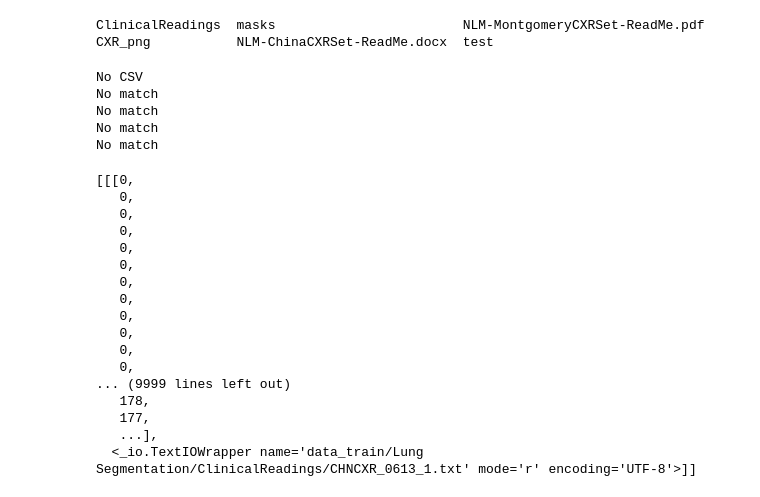
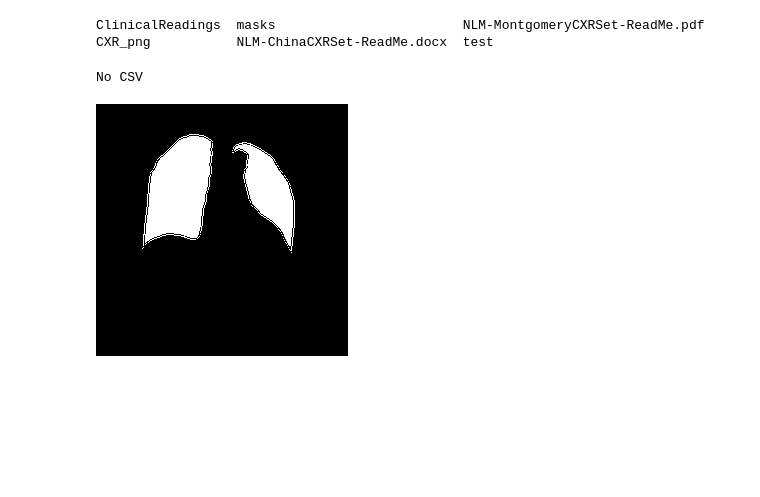
Before and after one commit to wezleysherman/TBI-NN-421, a Jupyter notebook: BSSCSFramework/TBI_Group9_UNET.ipynb, the cells around one changed output. Drawn from its saved outputs; the diff is of its cells as text; code cells hidden in the pictures; blank space fills up the shorter version.

```diff
--- a/BSSCSFramework/TBI_Group9_UNET.ipynb
+++ b/BSSCSFramework/TBI_Group9_UNET.ipynb
@@ -98,7 +62,7 @@ import math
 import os
 
 class UNET_DATA:
-  def __init__(self,label_classes, batch_size=1, labels_arr=None, image_arr=None, csv_path=None, images_path=None):
+  def __init__(self,label_classes, batch_size=2, labels_arr=None, image_arr=None, csv_path=None, images_path=None):
     self.current_batch = 0
     self.batch_size = batch_size
     self.total_batches = 5
@@ -176,19 +140,26 @@ class UNET_DATA:
     start_pos = (self.current_batch)
     end_pos = (self.current_batch+self.batch_size)
     batch_data = []
+    masks = []
+    truths = []
+    labels = []
 
     for obj in list(self.data_dictionary.items())[start_pos: end_pos]:
-      mask = obj[1]['mask']
-      truth = obj[1]['truth']
+      if(len(np.array(obj[1]['truth']).shape) > 1):
+        continue
+      mask = np.array(obj[1]['mask']).reshape(252, 252, 1)/255
+      truth = np.array(obj[1]['truth']).reshape(256, 256, 1)
       label = obj[1]['label']
-      batch_data.append([mask, truth, label])
+      masks.append(mask)
+      truths.append(truth)
+      labels.append(label)
 
     # Reset the current batch once we've iterated through all of our data
     self.current_batch += 1
     if(self.current_batch >= self.batch_size):
       self.current_batch = 0
 
-    return batch_data
+    return masks, truths, labels
 
   def fetch_data(self, path_to_csv):
     ''' Handles fetching the data from the DICOM Importer
@@ -293,13 +264,14 @@ class UNET_DATA:
       mask = mask_dir + "/" + file
       truth_image = self.images_path + "/" + image_dir + "/" + file.replace("_mask", "") if "CHNCXR" in file else file
       clinical_label = self.images_path + "/" + label_dir + "/" + file.replace("_mask.png", ".txt") if "CHNCXR" in file else file.replace(".png", ".txt")
+      file_name = "f-" + str(count)
 
       if os.path.exists(truth_image) and os.path.exists(clinical_label):
         label_file = open(clinical_label, "r")
-        data_dictionary[file] = {}
-        data_dictionary[file]['mask'] = list(self.scale_image(Image.open(mask), 256, 256).getdata())
-        data_dictionary[file]['label'] = label_file
-        data_dictionary[file]['truth'] = list(self.scale_image(Image.open(truth_image), 256, 256).getdata())
+        data_dictionary[file_name] = {}
+        data_dictionary[file_name]['mask'] = list(self.scale_image(Image.open(mask), 252, 252).getdata())
+        data_dictionary[file_name]['label'] = label_file
+        data_dictionary[file_name]['truth'] = list(self.scale_image(Image.open(truth_image), 256, 256).getdata())
         count += 1
       else:
         print("No match")
@@ -313,30 +285,11 @@ unet_data = UNET_DATA(label_classes=None, images_path="data_train/Lung Segmentat
 unet_data.data_dictionary = unet_data.fetch_images_and_masks_from_dir("masks", "ClinicalReadings", "CXR_png")
 # %% [output]
 No CSV
-No match
-No match
-No match
-No match
-# %%
-unet_data.get_batch_from_dir()
-# %% [output]
-[[[0,
-   0,
-   0,
-   0,
-   0,
-   0,
-   0,
-   0,
-   0,
-   0,
-   0,
-   0,
-... (9999 lines left out)
-   178,
-   177,
-   ...],
-  <_io.TextIOWrapper name='data_train/Lung Segmentation/ClinicalReadings/CHNCXR_0613_1.txt' mode='r' encoding='UTF-8'>]]
+# %%
+data = unet_data.get_batch_from_dir()
+display(PIL.Image.fromarray((np.array(data[0][0], dtype=np.uint8)*255).reshape(252, 252)).convert("RGB"))
+# %% [output]
+[figure, added]
 # %%
 
 # Authors: Wezley Sherman
```
Also changed, not shown: parts of 6 cells of this notebook.
